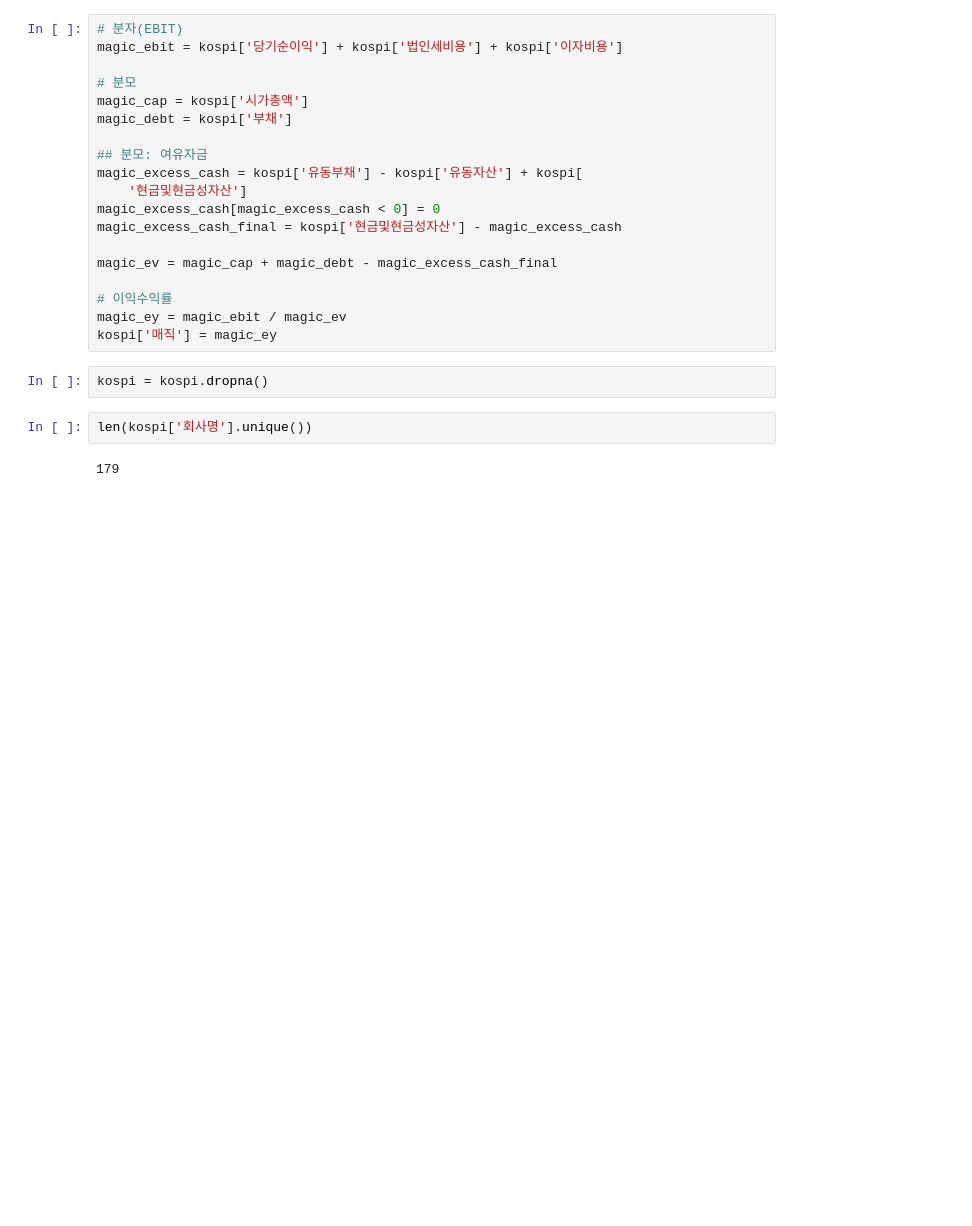
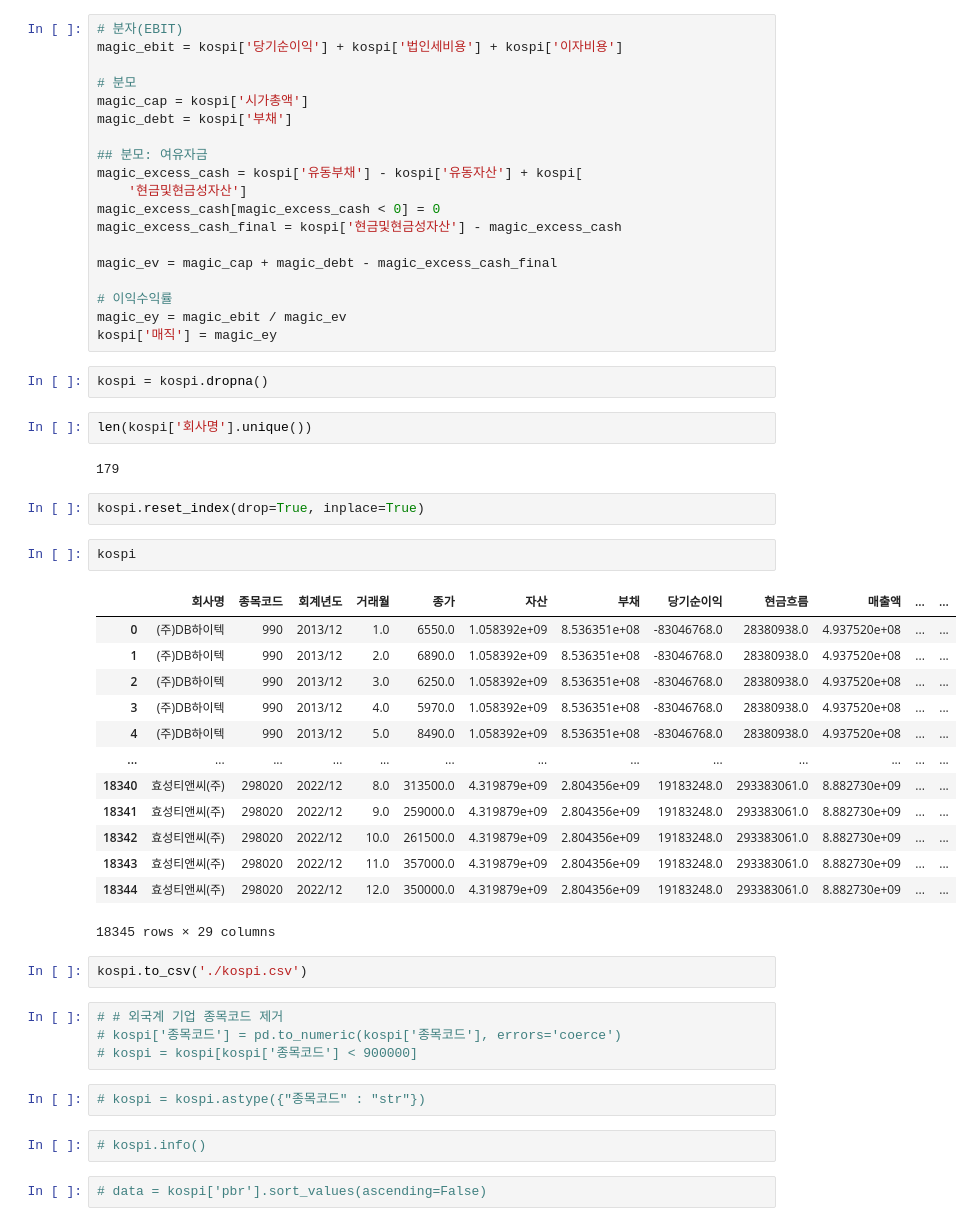
Before and after one commit to seohyungro/Python, a Jupyter notebook: 해커톤/해커톤.ipynb, the cells around one changed output. Cells and saved outputs as stored; diff of their text form; blank space fills up the shorter version.

```diff
--- a/해커톤/해커톤.ipynb
+++ b/해커톤/해커톤.ipynb
@@ -73,3 +92,33 @@ kospi = kospi.dropna()
 len(kospi['회사명'].unique())
 # %% [output]
 179
+# %%
+kospi.reset_index(drop=True, inplace=True)
+# %%
+kospi
+# %% [output]
+|  | 회사명 | 종목코드 | 회계년도 | 거래월 | 종가 | 자산 | 부채 | 당기순이익 | 현금흐름 | 매출액 | ... | ... |
+| 0 | (주)DB하이텍 | 990 | 2013/12 | 1.0 | 6550.0 | 1.058392e+09 | 8.536351e+08 | -83046768.0 | 28380938.0 | 4.937520e+08 | ... | ... |
+| 1 | (주)DB하이텍 | 990 | 2013/12 | 2.0 | 6890.0 | 1.058392e+09 | 8.536351e+08 | -83046768.0 | 28380938.0 | 4.937520e+08 | ... | ... |
+| 2 | (주)DB하이텍 | 990 | 2013/12 | 3.0 | 6250.0 | 1.058392e+09 | 8.536351e+08 | -83046768.0 | 28380938.0 | 4.937520e+08 | ... | ... |
+| 3 | (주)DB하이텍 | 990 | 2013/12 | 4.0 | 5970.0 | 1.058392e+09 | 8.536351e+08 | -83046768.0 | 28380938.0 | 4.937520e+08 | ... | ... |
+| 4 | (주)DB하이텍 | 990 | 2013/12 | 5.0 | 8490.0 | 1.058392e+09 | 8.536351e+08 | -83046768.0 | 28380938.0 | 4.937520e+08 | ... | ... |
+| ... | ... | ... | ... | ... | ... | ... | ... | ... | ... | ... | ... | ... |
+| 18340 | 효성티앤씨(주) | 298020 | 2022/12 | 8.0 | 313500.0 | 4.319879e+09 | 2.804356e+09 | 19183248.0 | 293383061.0 | 8.882730e+09 | ... | ... |
+| 18341 | 효성티앤씨(주) | 298020 | 2022/12 | 9.0 | 259000.0 | 4.319879e+09 | 2.804356e+09 | 19183248.0 | 293383061.0 | 8.882730e+09 | ... | ... |
+| 18342 | 효성티앤씨(주) | 298020 | 2022/12 | 10.0 | 261500.0 | 4.319879e+09 | 2.804356e+09 | 19183248.0 | 293383061.0 | 8.882730e+09 | ... | ... |
+| 18343 | 효성티앤씨(주) | 298020 | 2022/12 | 11.0 | 357000.0 | 4.319879e+09 | 2.804356e+09 | 19183248.0 | 293383061.0 | 8.882730e+09 | ... | ... |
+| 18344 | 효성티앤씨(주) | 298020 | 2022/12 | 12.0 | 350000.0 | 4.319879e+09 | 2.804356e+09 | 19183248.0 | 293383061.0 | 8.882730e+09 | ... | ... |
+18345 rows × 29 columns
+# %%
+kospi.to_csv('./kospi.csv')
+# %%
+# # 외국계 기업 종목코드 제거
+# kospi['종목코드'] = pd.to_numeric(kospi['종목코드'], errors='coerce')
+# kospi = kospi[kospi['종목코드'] < 900000]
+# %%
+# kospi = kospi.astype({"종목코드" : "str"})
+# %%
+# kospi.info()
+# %%
+# data = kospi['pbr'].sort_values(ascending=False)
```
Also changed, not shown: parts of 15 cells of this notebook, 2 other files.
